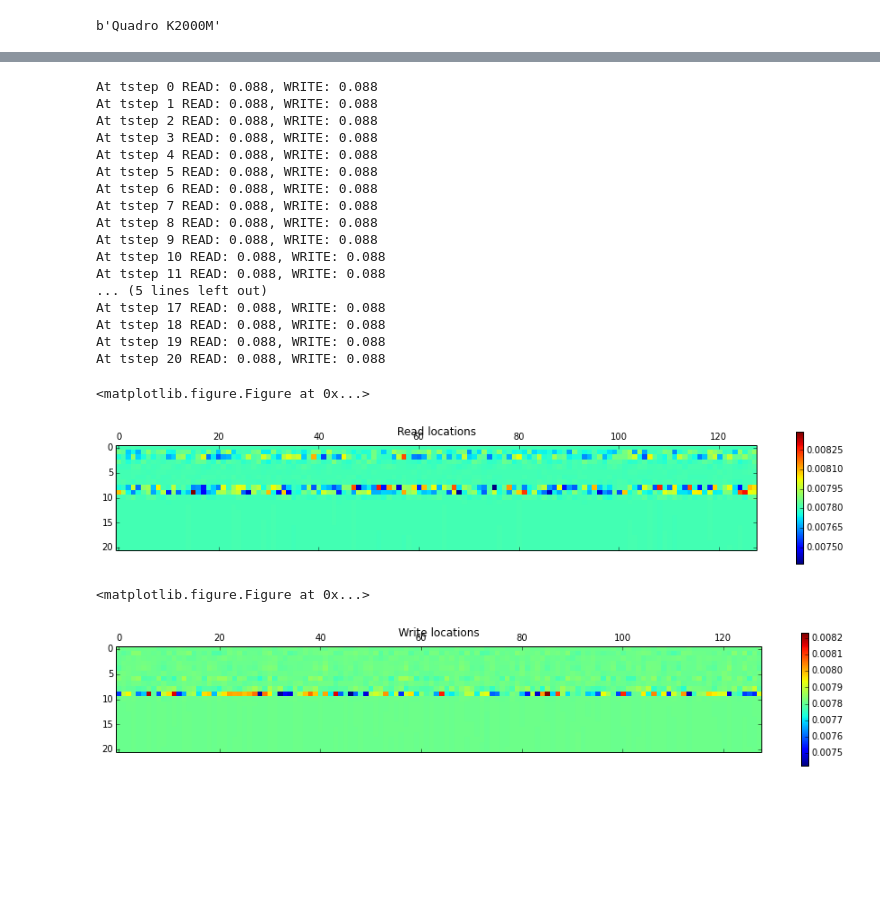
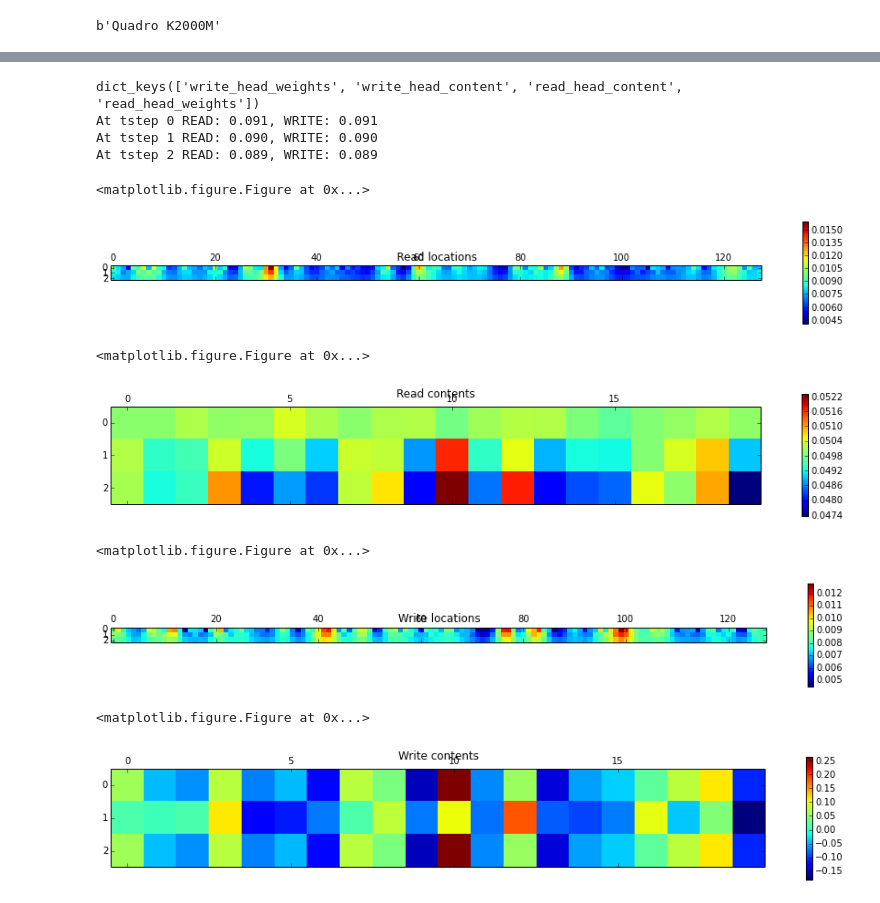
Before and after one commit to dali-ml/dali-cython, a Jupyter notebook: notebooks/NTM.ipynb, the cells around one changed output, grey strips where cells are left out. Saved outputs shown, nothing was run; the diff lists cells and outputs as text; code cells hidden in the pictures; blank space fills up the shorter version.

```diff
--- a/notebooks/NTM.ipynb
+++ b/notebooks/NTM.ipynb
@@ -325,7 +418,8 @@ class NTM(object):
 
         controller_inputs = [input_size] + [memory_size for _ in range(num_read_heads)]
         if controller_type   == 'mlp':
-            self.controller = MLP(controller_inputs, hiddens)
+            nonlinearities = [D.MatOps.tanh for _ in range(len(hiddens))]
+            self.controller = MLP(controller_inputs, hiddens, nonlinearities)
             self.controller_output_size = [hiddens[-1]]
         elif controller_type == 'lstm':
             self.controller = D.StackedLSTM(controller_inputs, hiddens, memory_feeds_gates=True)
@@ -342,7 +436,9 @@ class NTM(object):
         new_read_heads_state = []
         read_from_memory     = []
         for head, head_state in zip(self.read_heads, state['read_heads']):
-            content, new_head_state = head.read(self.extract_hiddens(state['controller']), state['memory'], head_state)
+            content, new_head_state = head.read(self.extract_hiddens(state['controller']),
+                                                state['memory'],
+                                                head_state)
             read_from_memory.append(content)
             new_read_heads_state.append(new_head_state)
         # activate
@@ -355,7 +451,9 @@ class NTM(object):
         new_memory = state['memory']
         new_write_heads_state = []
         for head, head_state in zip(self.write_heads, state['write_heads']):
-            new_memory, new_head_state = head.write(self.extract_hiddens(new_controller_state), new_memory, head_state)
+            new_memory, new_head_state = head.write(self.extract_hiddens(new_controller_state),
+                                                    new_memory,
+                                                    head_state)
             new_write_heads_state.append(new_head_state)
         # collect results
         new_state = {
@@ -364,8 +462,6 @@ class NTM(object):
             'memory'               : new_memory,
             'controller'           : new_controller_state
         }
-        if self.controller_type == 'lstm':
-            ,
 
         return new_state
 
@@ -398,20 +494,20 @@ class NTM(object):
             'memory':                memory_init,
         }
         if self.controller_type   == 'mlp':
-            ret['controller'] = D.Mat.zeros((1, self.controller_output_size[0]))
+            ret['controller'] = D.Mat.ones((1, self.controller_output_size[0]))
         elif self.controller_type == 'lstm':
             ret['controller'] = self.controller.initial_states()
 
         return ret
 # %%
-INPUT_SIZE           = 8
-MAX_TRAIN_SEQ_LENGTH = 10
+INPUT_SIZE           = 1
+MAX_TRAIN_SEQ_LENGTH = 1
 
 
-HIDDENS          = [50,50,100]
+HIDDENS          = [10]
 BATCH_SIZE       = 1
-MEMORY_LOCATIONS = 128
-MEMORY_SIZE      = 20
+MEMORY_LOCATIONS = 12
+MEMORY_SIZE      = 2
 ntm_model = NTM(input_size=INPUT_SIZE,
                 hiddens=HIDDENS,
                 output_size=INPUT_SIZE,
@@ -464,52 +553,57 @@ def inspect(model):
     with D.NoBackprop():
         with c:
             example = generate_example(INPUT_SIZE, MAX_TRAIN_SEQ_LENGTH)
             state = model.initial_states()
             for input_vec in example:
                 state = model.activate(input_vec, state)
 
             state = model.activate(start_prediction, state)
             for input_vec in example:
                 decoded = np.round(model.decode(state).sigmoid().w)
                 state = model.activate(empty_input, state)
     reads, read_norms  = combine_access(c.state["read_head_weights"])
     writes, write_norms = combine_access(c.state["write_head_weights"])
 
+    print(c.state.keys())
+
     plt.figure()
     r = plt.matshow(reads)
     plt.title("Read locations")
+    plt.colorbar(r)
+
+    read_contents, _ = combine_access(c.state["read_head_content"])
+    plt.figure()
+    r = plt.matshow(read_contents)
+    plt.title("Read contents")
     plt.colorbar(r)
 
     plt.figure()
     w = plt.matshow(writes)
     plt.title("Write locations")
     plt.colorbar(w)
 
+    write_contents, _ = combine_access(c.state["write_head_content"])
+    plt.figure()
+    r = plt.matshow(write_contents)
+    plt.title("Write contents")
+    plt.colorbar(r)
+
     for idx, (read_n, write_n) in enumerate(zip(read_norms, write_norms)):
         print("At tstep %d READ: %.3f, WRITE: %.3f" % (idx, read_n, write_n))
 
 inspect(ntm_model)
 # %% [output]
-At tstep 0 READ: 0.088, WRITE: 0.088
-At tstep 1 READ: 0.088, WRITE: 0.088
-At tstep 2 READ: 0.088, WRITE: 0.088
-At tstep 3 READ: 0.088, WRITE: 0.088
-At tstep 4 READ: 0.088, WRITE: 0.088
-At tstep 5 READ: 0.088, WRITE: 0.088
-At tstep 6 READ: 0.088, WRITE: 0.088
-At tstep 7 READ: 0.088, WRITE: 0.088
-At tstep 8 READ: 0.088, WRITE: 0.088
-At tstep 9 READ: 0.088, WRITE: 0.088
-At tstep 10 READ: 0.088, WRITE: 0.088
-At tstep 11 READ: 0.088, WRITE: 0.088
-... (5 lines left out)
-At tstep 17 READ: 0.088, WRITE: 0.088
-At tstep 18 READ: 0.088, WRITE: 0.088
-At tstep 19 READ: 0.088, WRITE: 0.088
-At tstep 20 READ: 0.088, WRITE: 0.088
+dict_keys(['write_head_weights', 'write_head_content', 'read_head_content', 'read_head_weights'])
+At tstep 0 READ: 0.091, WRITE: 0.091
+At tstep 1 READ: 0.090, WRITE: 0.090
+At tstep 2 READ: 0.089, WRITE: 0.089
 <matplotlib.figure.Figure at 0x...>
-[figure, old version]
+[figure, new version]
 <matplotlib.figure.Figure at 0x...>
-[figure, old version]
+[figure, new version]
+<matplotlib.figure.Figure at 0x...>
+[figure, added]
+<matplotlib.figure.Figure at 0x...>
+[figure, added]
 # %%
 c.state["read_head"][1].shape
```
Also changed, not shown: parts of 23 cells of this notebook, 1 other file.
